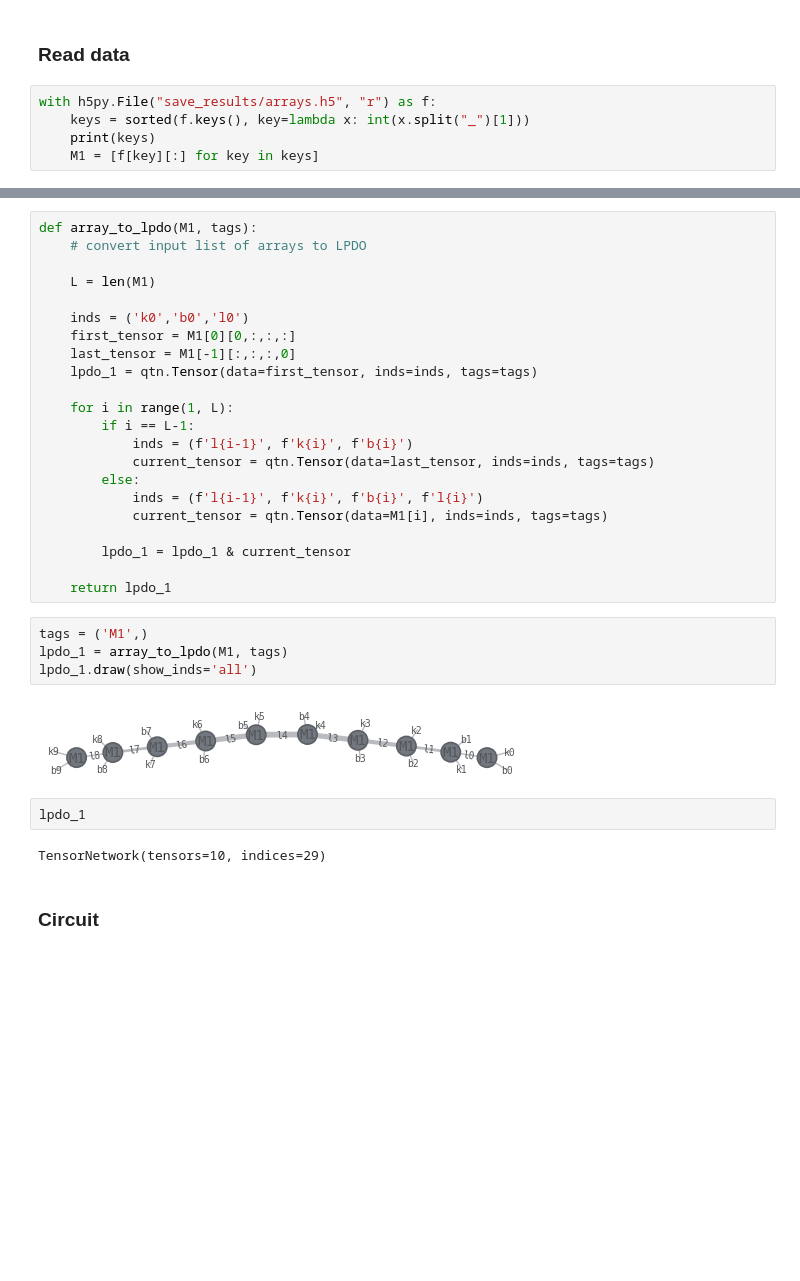
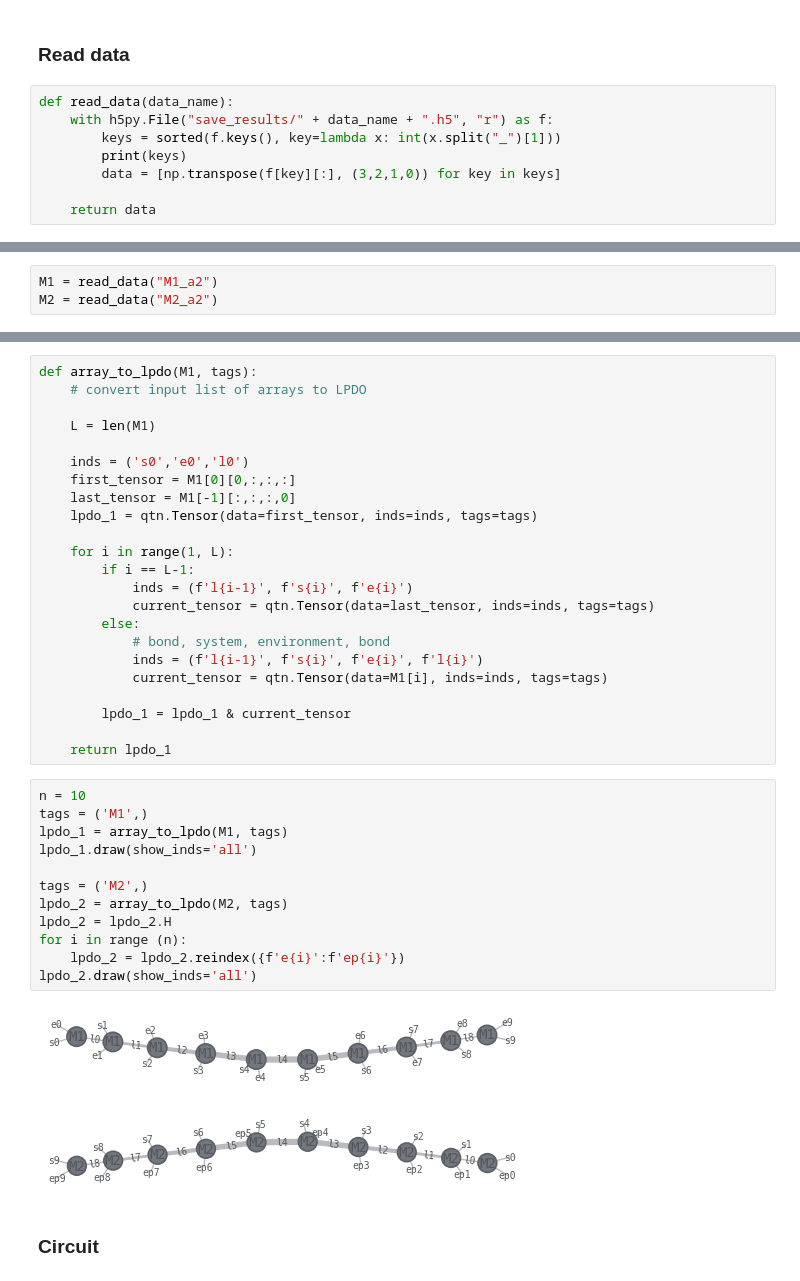
Before and after one commit to yijian-physics/MPDO-fidelity, a Jupyter notebook: quimb_op.ipynb, the cells around one changed output, grey strips where cells are left out. Drawn from its saved outputs; the diff is of its cells as text; blank space fills up the shorter version.

```diff
--- a/quimb_op.ipynb
+++ b/quimb_op.ipynb
@@ -6,7 +20,10 @@ import numpy as np
 # %% [markdown]
 ### Read data
 # %%
-with h5py.File("save_results/arrays.h5", "r") as f:
-    keys = sorted(f.keys(), key=lambda x: int(x.split("_")[1]))
-    print(keys)
-    M1 = [f[key][:] for key in keys]
+def read_data(data_name):
+    with h5py.File("save_results/" + data_name + ".h5", "r") as f:
+        keys = sorted(f.keys(), key=lambda x: int(x.split("_")[1]))
+        print(keys)
+        data = [np.transpose(f[key][:], (3,2,1,0)) for key in keys]
+
+    return data
@@ -14,0 +30,3 @@ with h5py.File("save_results/arrays.h5", "r") as f:
+# %%
+M1 = read_data("M1_a2")
+M2 = read_data("M2_a2")
@@ -32,32 +53,38 @@ def array_to_lpdo(M1, tags):
 
     L = len(M1)
 
-    inds = ('k0','b0','l0')
+    inds = ('s0','e0','l0')
     first_tensor = M1[0][0,:,:,:]
     last_tensor = M1[-1][:,:,:,0]
     lpdo_1 = qtn.Tensor(data=first_tensor, inds=inds, tags=tags)
 
     for i in range(1, L):
         if i == L-1:
-            inds = (f'l{i-1}', f'k{i}', f'b{i}')
+            inds = (f'l{i-1}', f's{i}', f'e{i}')
             current_tensor = qtn.Tensor(data=last_tensor, inds=inds, tags=tags)
         else:
-            inds = (f'l{i-1}', f'k{i}', f'b{i}', f'l{i}')
+            # bond, system, environment, bond
+            inds = (f'l{i-1}', f's{i}', f'e{i}', f'l{i}')
             current_tensor = qtn.Tensor(data=M1[i], inds=inds, tags=tags)
 
         lpdo_1 = lpdo_1 & current_tensor
 
     return lpdo_1
 # %%
+n = 10
 tags = ('M1',)
 lpdo_1 = array_to_lpdo(M1, tags)
 lpdo_1.draw(show_inds='all')
+
+tags = ('M2',)
+lpdo_2 = array_to_lpdo(M2, tags)
+lpdo_2 = lpdo_2.H
+for i in range (n):
+    lpdo_2 = lpdo_2.reindex({f'e{i}':f'ep{i}'})
+lpdo_2.draw(show_inds='all')
 # %% [output]
-[figure, old version]
+[figure, new version]
+[figure, added]
-# %%
-lpdo_1
-# %% [output]
-TensorNetwork(tensors=10, indices=29)
 # %% [markdown]
 ### Circuit
 # %%
```
Also changed, not shown: parts of 10 cells of this notebook.
